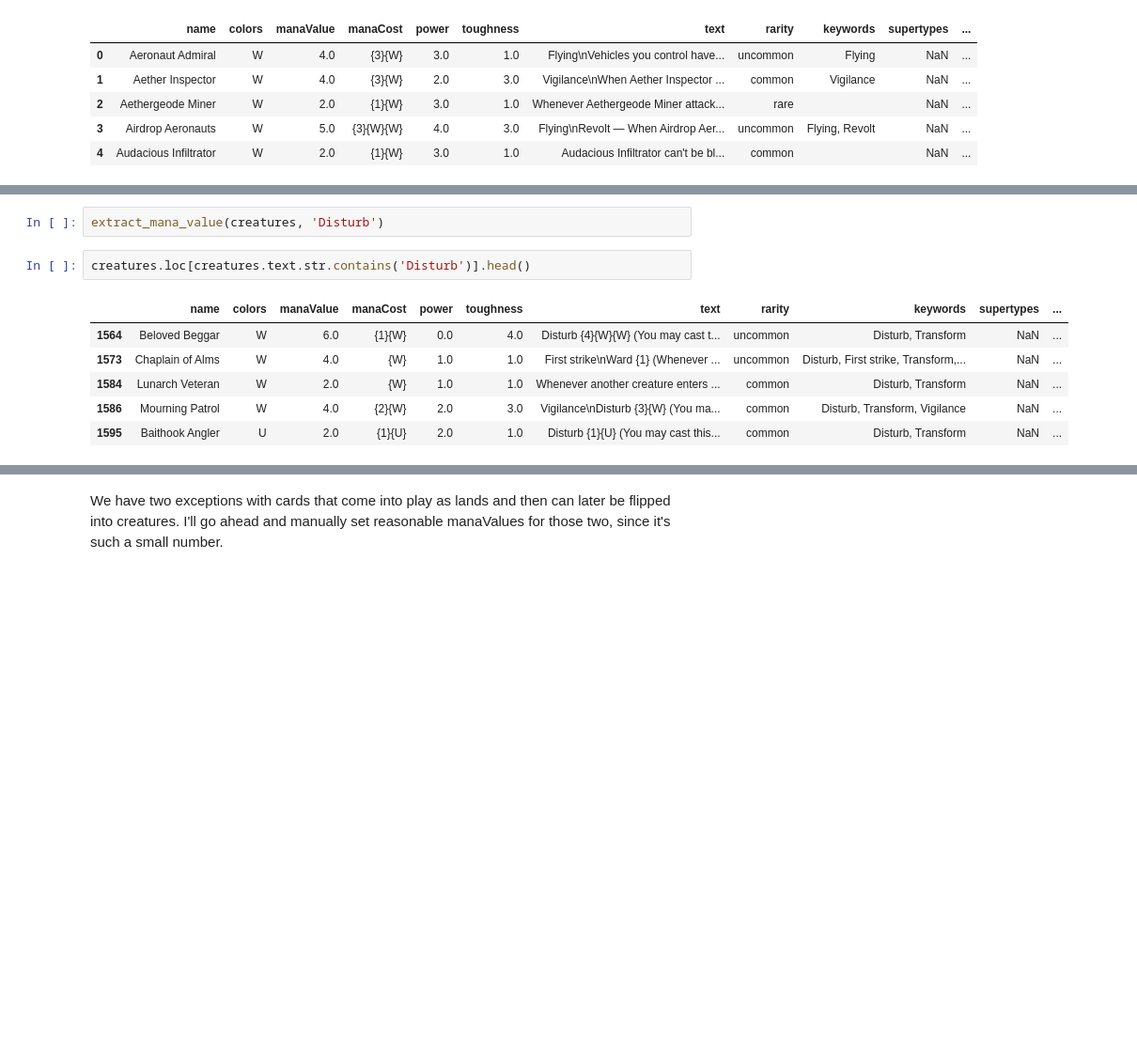
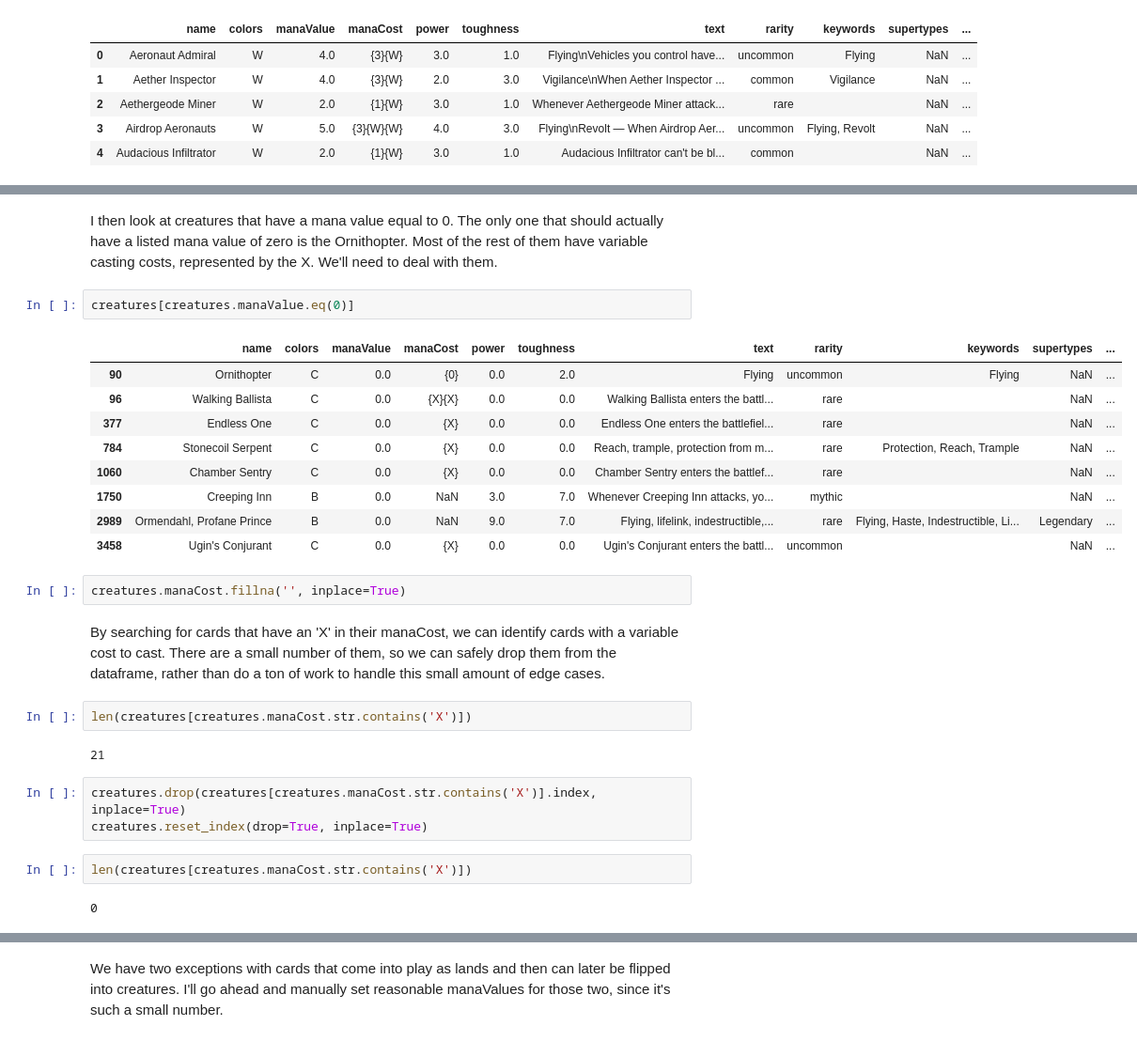
Before and after one commit to the-parthenon/data-capstone-mtg-regression, a Jupyter notebook: DataTransformation.ipynb, the cells around one changed output, grey strips where cells are left out. Shown at 94% size. Drawn from its saved outputs; the diff is of its cells as text; blank space fills up the shorter version.

```diff
--- a/DataTransformation.ipynb
+++ b/DataTransformation.ipynb
@@ -223,11 +232,29 @@ def extract_mana_value (df, keyword):
-# %%
-extract_mana_value(creatures, 'Disturb')
-# %%
-creatures.loc[creatures.text.str.contains('Disturb')].head()
-# %% [output]
-|  | name | colors | manaValue | manaCost | power | toughness | text | rarity | keywords | supertypes | ... |
-| 1564 | Beloved Beggar | W | 6.0 | {1}{W} | 0.0 | 4.0 | Disturb {4}{W}{W} (You may cast t... | uncommon | Disturb, Transform | NaN | ... |
-| 1573 | Chaplain of Alms | W | 4.0 | {W} | 1.0 | 1.0 | First strike\nWard {1} (Whenever ... | uncommon | Disturb, First strike, Transform,... | NaN | ... |
-| 1584 | Lunarch Veteran | W | 2.0 | {W} | 1.0 | 1.0 | Whenever another creature enters ... | common | Disturb, Transform | NaN | ... |
-| 1586 | Mourning Patrol | W | 4.0 | {2}{W} | 2.0 | 3.0 | Vigilance\nDisturb {3}{W} (You ma... | common | Disturb, Transform, Vigilance | NaN | ... |
-| 1595 | Baithook Angler | U | 2.0 | {1}{U} | 2.0 | 1.0 | Disturb {1}{U} (You may cast this... | common | Disturb, Transform | NaN | ... |
+# %% [markdown]
+I then look at creatures that have a mana value equal to 0.  The only one that should actually have a listed mana value of zero is the Ornithopter.  Most of the rest of them have variable casting costs, represented by the X.  We'll need to deal with them.
+# %%
+creatures[creatures.manaValue.eq(0)]
+# %% [output]
+|  | name | colors | manaValue | manaCost | power | toughness | text | rarity | keywords | supertypes | ... |
+| 90 | Ornithopter | C | 0.0 | {0} | 0.0 | 2.0 | Flying | uncommon | Flying | NaN | ... |
+| 96 | Walking Ballista | C | 0.0 | {X}{X} | 0.0 | 0.0 | Walking Ballista enters the battl... | rare |  | NaN | ... |
+| 377 | Endless One | C | 0.0 | {X} | 0.0 | 0.0 | Endless One enters the battlefiel... | rare |  | NaN | ... |
+| 784 | Stonecoil Serpent | C | 0.0 | {X} | 0.0 | 0.0 | Reach, trample, protection from m... | rare | Protection, Reach, Trample | NaN | ... |
+| 1060 | Chamber Sentry | C | 0.0 | {X} | 0.0 | 0.0 | Chamber Sentry enters the battlef... | rare |  | NaN | ... |
+| 1750 | Creeping Inn | B | 0.0 | NaN | 3.0 | 7.0 | Whenever Creeping Inn attacks, yo... | mythic |  | NaN | ... |
+| 2989 | Ormendahl, Profane Prince | B | 0.0 | NaN | 9.0 | 7.0 | Flying, lifelink, indestructible,... | rare | Flying, Haste, Indestructible, Li... | Legendary | ... |
+| 3458 | Ugin's Conjurant | C | 0.0 | {X} | 0.0 | 0.0 | Ugin's Conjurant enters the battl... | uncommon |  | NaN | ... |
+# %%
+creatures.manaCost.fillna('', inplace=True)
+# %% [markdown]
+By searching for cards that have an 'X' in their manaCost, we can identify cards with a variable cost to cast.  There are a small number of them, so we can safely drop them from the dataframe, rather than do a ton of work to handle this small amount of edge cases.
+# %%
+len(creatures[creatures.manaCost.str.contains('X')])
+# %% [output]
+21
+# %%
+creatures.drop(creatures[creatures.manaCost.str.contains('X')].index, inplace=True)
+creatures.reset_index(drop=True, inplace=True)
+# %%
+len(creatures[creatures.manaCost.str.contains('X')])
+# %% [output]
+0
```
Also changed, not shown: parts of 78 cells of this notebook, 4 other files.
